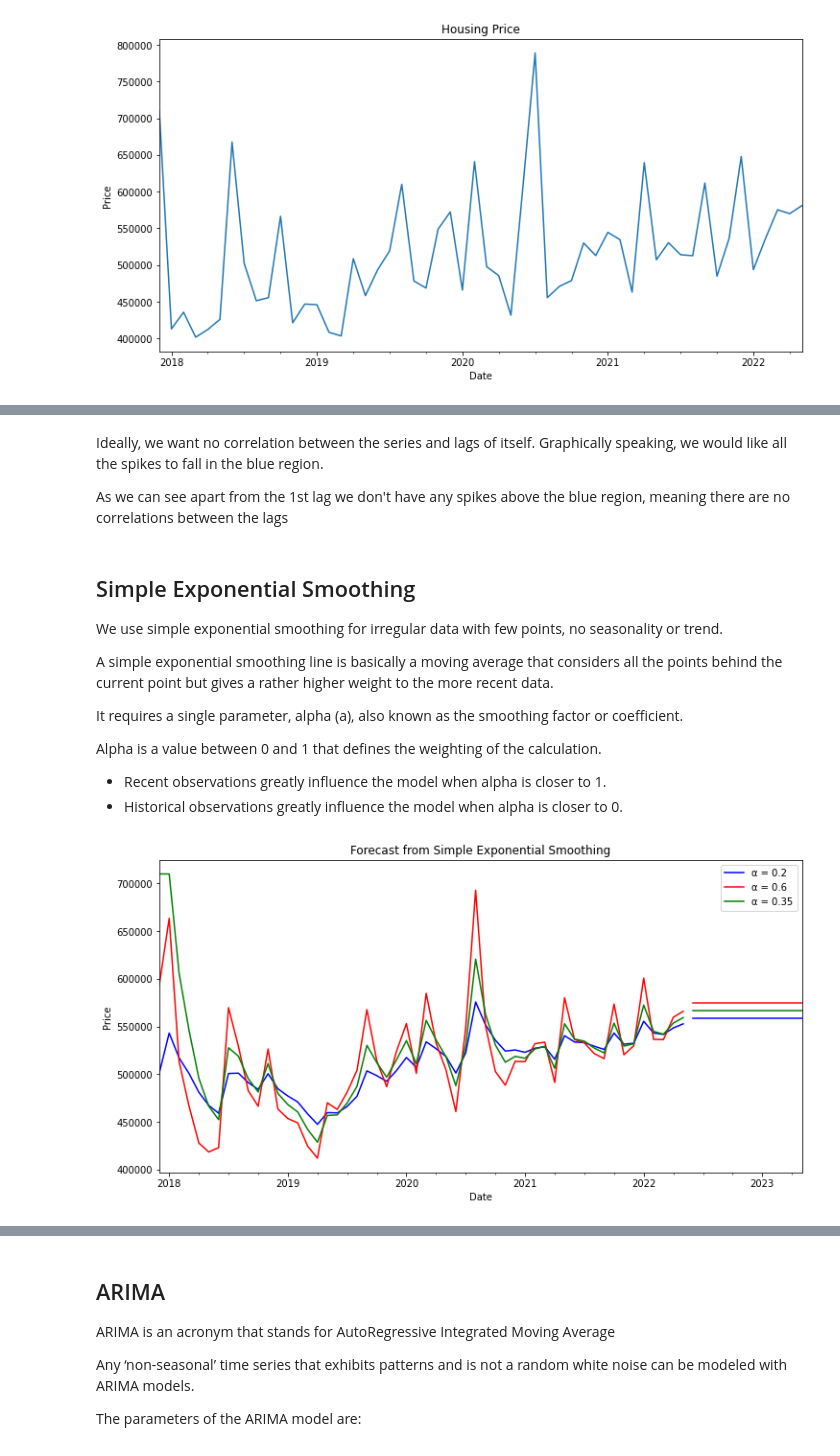
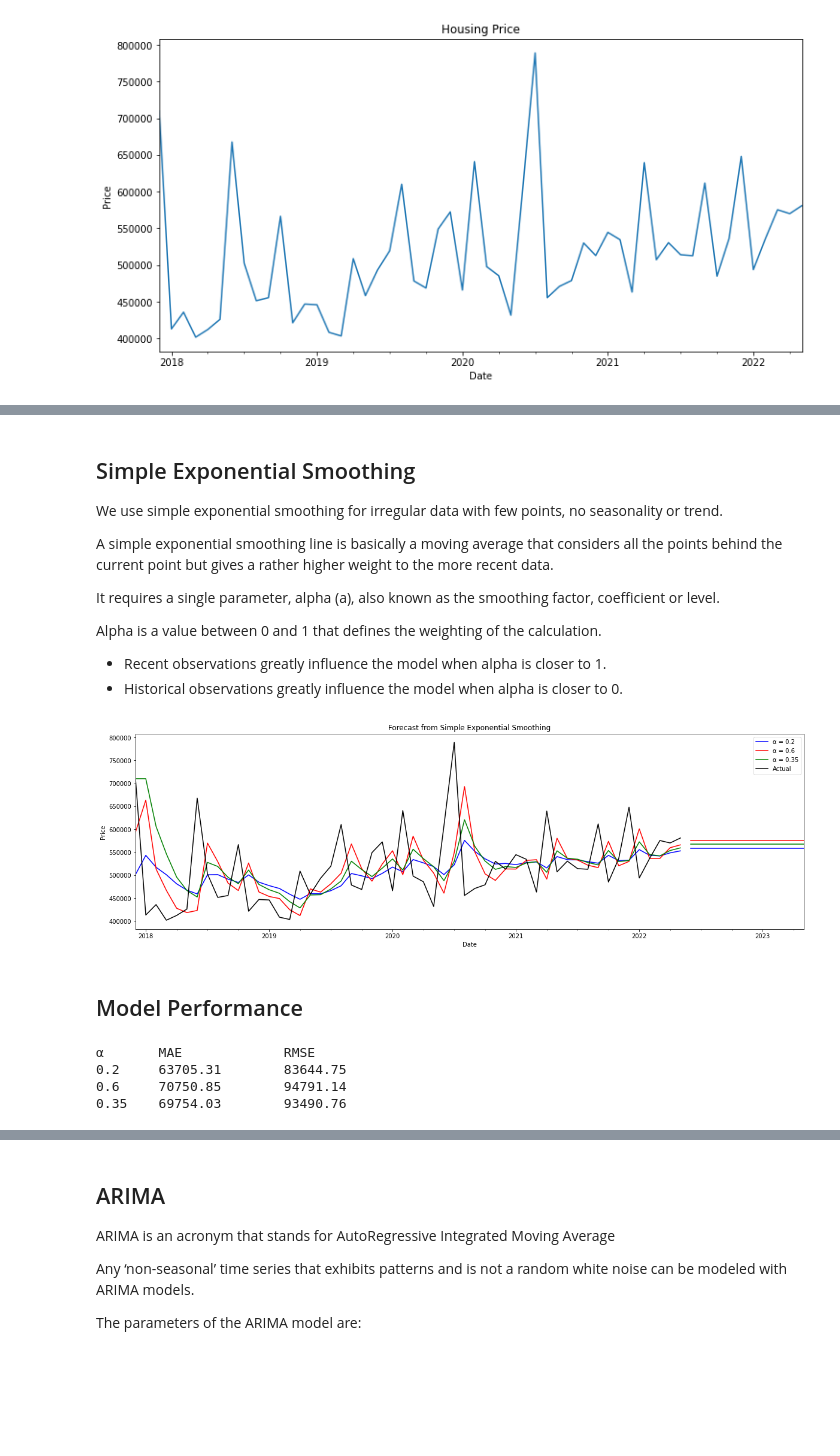
Before and after one commit to lm-friends/time_series, a Jupyter notebook: IoB Data Skills.ipynb, the cells around one changed output, grey strips where cells are left out. Cells and saved outputs as stored; diff of their text form; code cells hidden in the pictures; blank space fills up the shorter version.

```diff
--- a/IoB Data Skills.ipynb
+++ b/IoB Data Skills.ipynb
@@ -119,7 +57,3 @@ plt.show()
-# %% [markdown]
-Ideally, we want no correlation between the series and lags of itself. Graphically speaking, we would like all the spikes to fall in the blue region.
-
-As we can see apart from the 1st lag we don't have any spikes above the blue region, meaning there are no correlations between the lags
 # %% [markdown]
 ## Simple Exponential Smoothing
 
@@ -127,7 +61,7 @@ We use simple exponential smoothing for irregular data with few points, no seaso
 
 A simple exponential smoothing line is basically a moving average that considers all the points behind the current point but gives a rather higher weight to the more recent data.
 
-It requires a single parameter, alpha (a), also known as the smoothing factor or coefficient.
+It requires a single parameter, alpha (a), also known as the smoothing factor, coefficient or level.
 
 Alpha is a value between 0 and 1 that defines the weighting of the calculation.
 * Recent observations greatly influence the model when alpha is closer to 1.
@@ -135,37 +69,70 @@ Alpha is a value between 0 and 1 that defines the weighting of the calculation.
 # %%
 # Simple Exponential Smoothing
 
-fig, ax = plt.subplots(figsize=(12, 6))
+fig, ax = plt.subplots(figsize=(20, 6))
 
 # Fit Model α = 0.2
 fit1 = SimpleExpSmoothing(df).fit(smoothing_level=0.2)
 # Forecast
 fcast1 = fit1.forecast(12).rename('α = 0.2')
 
 # plot α = 0.2
 fcast1.plot(color='blue', legend=True)
 fit1.fittedvalues.plot(color='blue')
 
 # Fit Model α = 0.6
 fit2 = SimpleExpSmoothing(df).fit(smoothing_level=0.6)
 # Forecast
 fcast2 = fit2.forecast(12).rename('α = 0.6')
 
 # plot α = 0.6
 fcast2.plot(color='red', legend=True)
 fit2.fittedvalues.plot(color='red')
 
 # Fit Model default α
 fit3 = SimpleExpSmoothing(df).fit()
 # Forecast
 fcast3 = fit3.forecast(12).rename(f"α = {fit3.model.params['smoothing_level']:.2f}")
 
 # plot default α
 fcast3.plot(color='green', legend=True)
 fit3.fittedvalues.plot(color='green')
 
+# plot actual values
+df.Price.plot(color='black', label="Actual", legend=True)
+
 plt.title('Forecast from Simple Exponential Smoothing')
 plt.ylabel('Price')
 plt.show()
 # %% [output]
-[figure, old version]
+[figure, new version]
+# %% [markdown]
+## Model Performance
+# %%
+# Total Observation
+total_obs = len(df)
+
+# Absolute Error
+ae1 = [abs(forecast - df.Price.iloc[i]) for i, forecast in enumerate(fit1.fittedvalues)]
+ae2 = [abs(forecast - df.Price.iloc[i]) for i, forecast in enumerate(fit2.fittedvalues)]
+ae3 = [abs(forecast - df.Price.iloc[i]) for i, forecast in enumerate(fit3.fittedvalues)]
+
+# MAE
+mae1 = sum(ae1)/total_obs
+mae2 = sum(ae2)/total_obs
+mae3 = sum(ae3)/total_obs
+
+#RMSE
+rmse1 = sqrt(fit1.sse/total_obs)
+rmse2 = sqrt(fit2.sse/total_obs)
+rmse3 = sqrt(fit3.sse/total_obs)
+
+print("α","MAE\t","RMSE", sep="\t")
+print(0.2,round(mae1, 2),round(rmse1, 2), sep="\t")
+print(0.6,round(mae2, 2),round(rmse2, 2), sep="\t")
+print(0.35,round(mae3, 2),round(rmse3, 2), sep="\t")
+# %% [output]
+α       MAE             RMSE
+0.2     63705.31        83644.75
+0.6     70750.85        94791.14
+0.35    69754.03        93490.76
```
Also changed, not shown: parts of 29 cells of this notebook.
